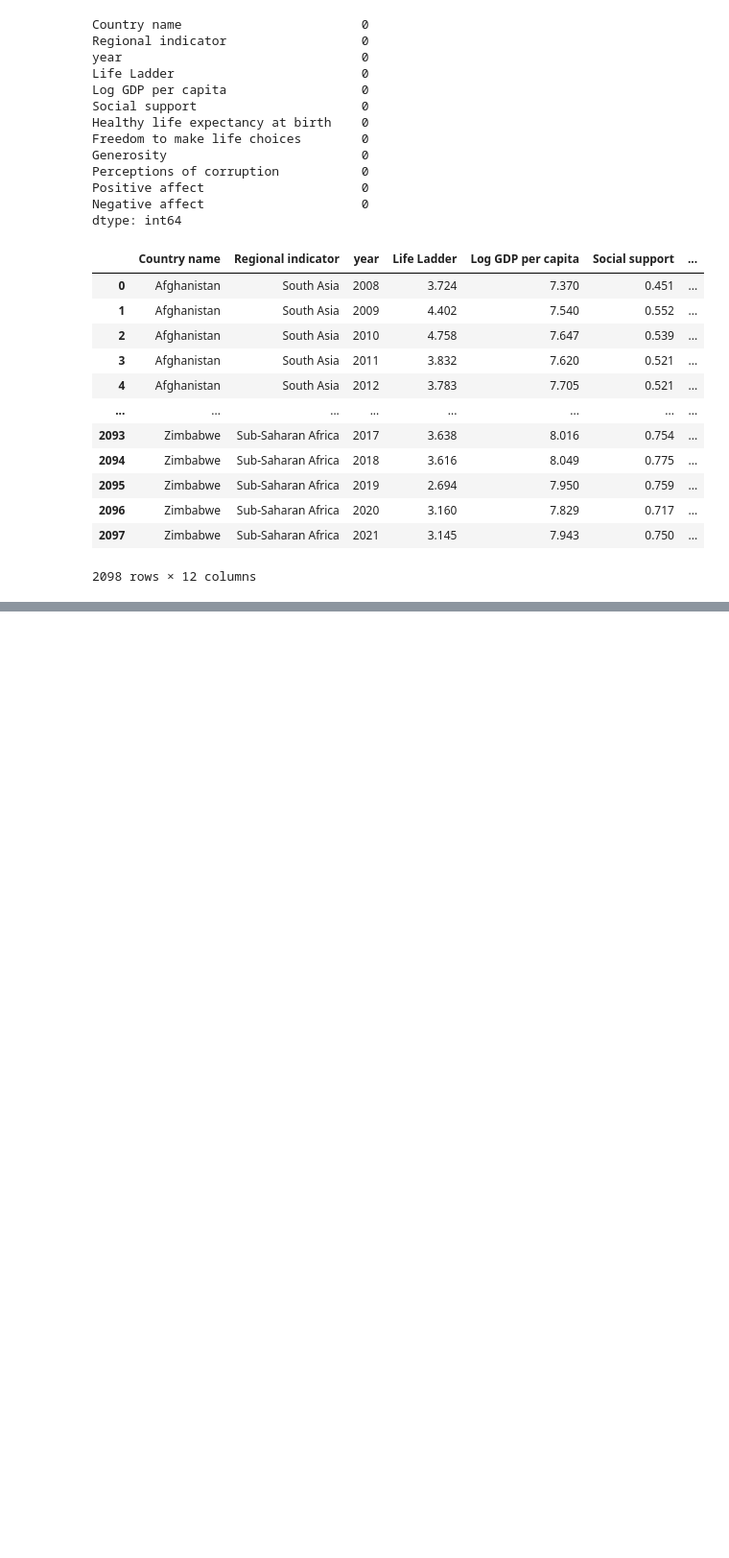
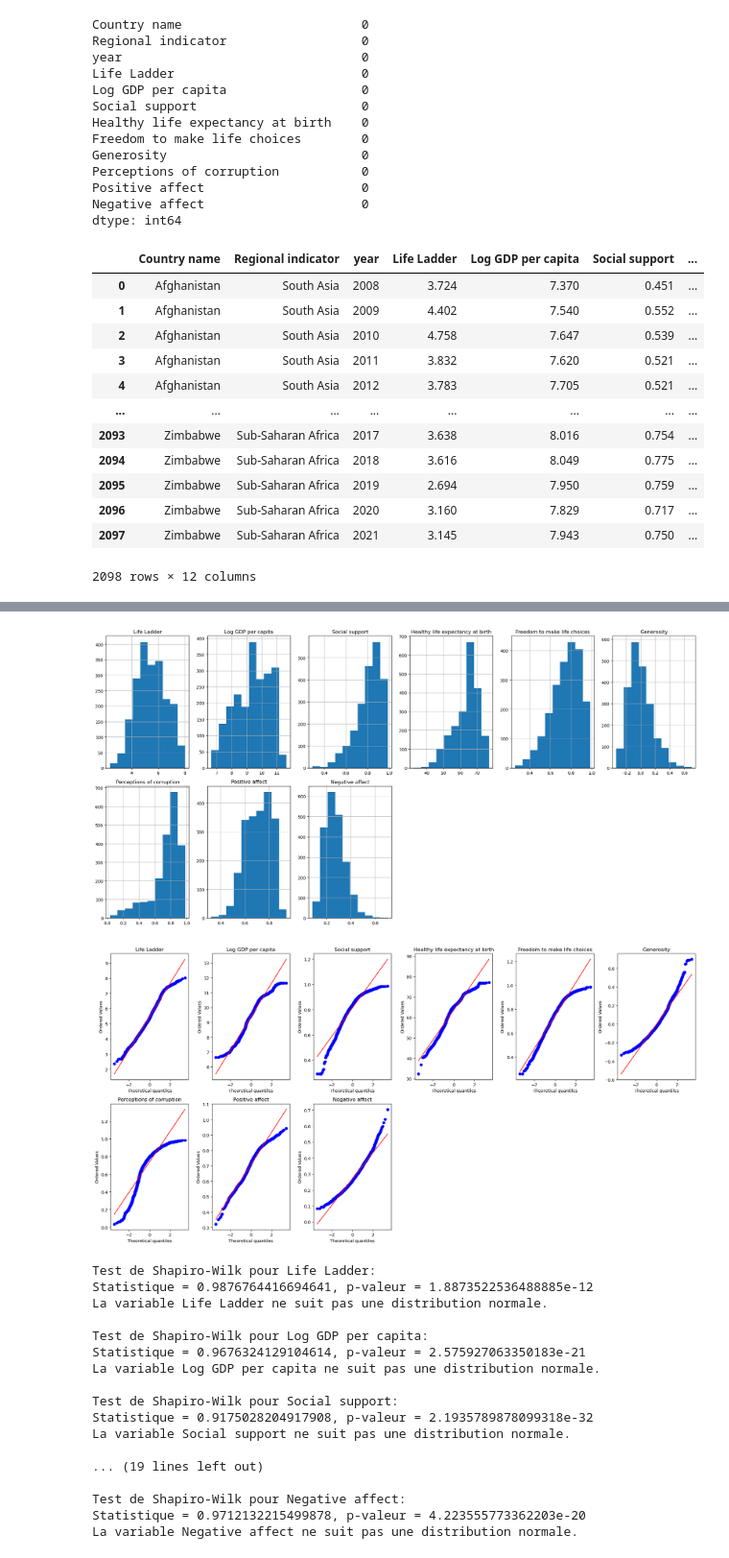
Before and after one commit to SkylerAuraArena/happinessmeter, a Jupyter notebook: notebooks/Pre_processing retraité.ipynb, the cells around one changed output, grey strips where cells are left out. Shown at 96% size. Cells and saved outputs as stored; diff of their text form; code cells hidden in the pictures; blank space fills up the shorter version.

```diff
--- a/notebooks/Pre_processing retraité.ipynb
+++ b/notebooks/Pre_processing retraité.ipynb
@@ -351,0 +606,53 @@ df_global2
+# %%
+# Création d'une figure pour les histogrammes
+plt.figure(figsize=(20, 10))
+
+# Pour chaque colonne dans vos données
+for i, col in enumerate(df_global2[num_data_col].columns, 1):
+    plt.subplot(2, len(df_global2.columns) // 2, i)
+    df_global2[col].hist()
+    plt.title(col)
+
+plt.tight_layout()
+plt.show()
+
+# Affichage des Q-Q Plots
+plt.figure(figsize=(20, 10))
+
+for i, col in enumerate(df_global2[num_data_col].columns, 1):
+    plt.subplot(2, len(df_global2.columns) // 2, i)
+    stats.probplot(df_global2[col], plot=plt)
+    plt.title(col)
+
+plt.tight_layout()
+plt.show()
+
+# Test de Shapiro-Wilk pour la normalité
+for col in df_global2[num_data_col].columns:
+    shapiro_test = stats.shapiro(df_global2[col])
+    print(f"Test de Shapiro-Wilk pour {col}:")
+    print(f"Statistique = {shapiro_test.statistic}, p-valeur = {shapiro_test.pvalue}")
+    if shapiro_test.pvalue < 0.05:
+        print(f"La variable {col} ne suit pas une distribution normale.\n")
+    else:
+        print(f"La variable {col} suit une distribution normale.\n")
+# %% [output]
+[figure, added]
+[figure, added]
+Test de Shapiro-Wilk pour Life Ladder:
+Statistique = 0.9876764416694641, p-valeur = 1.8873522536488885e-12
+La variable Life Ladder ne suit pas une distribution normale.
+
+Test de Shapiro-Wilk pour Log GDP per capita:
+Statistique = 0.9676324129104614, p-valeur = 2.575927063350183e-21
+La variable Log GDP per capita ne suit pas une distribution normale.
+
+Test de Shapiro-Wilk pour Social support:
+Statistique = 0.9175028204917908, p-valeur = 2.1935789878099318e-32
+La variable Social support ne suit pas une distribution normale.
+
+... (19 lines left out)
+
+Test de Shapiro-Wilk pour Negative affect:
+Statistique = 0.9712132215499878, p-valeur = 4.223555773362203e-20
+La variable Negative affect ne suit pas une distribution normale.
```
Also changed, not shown: parts of 37 cells of this notebook, 2 other files.
